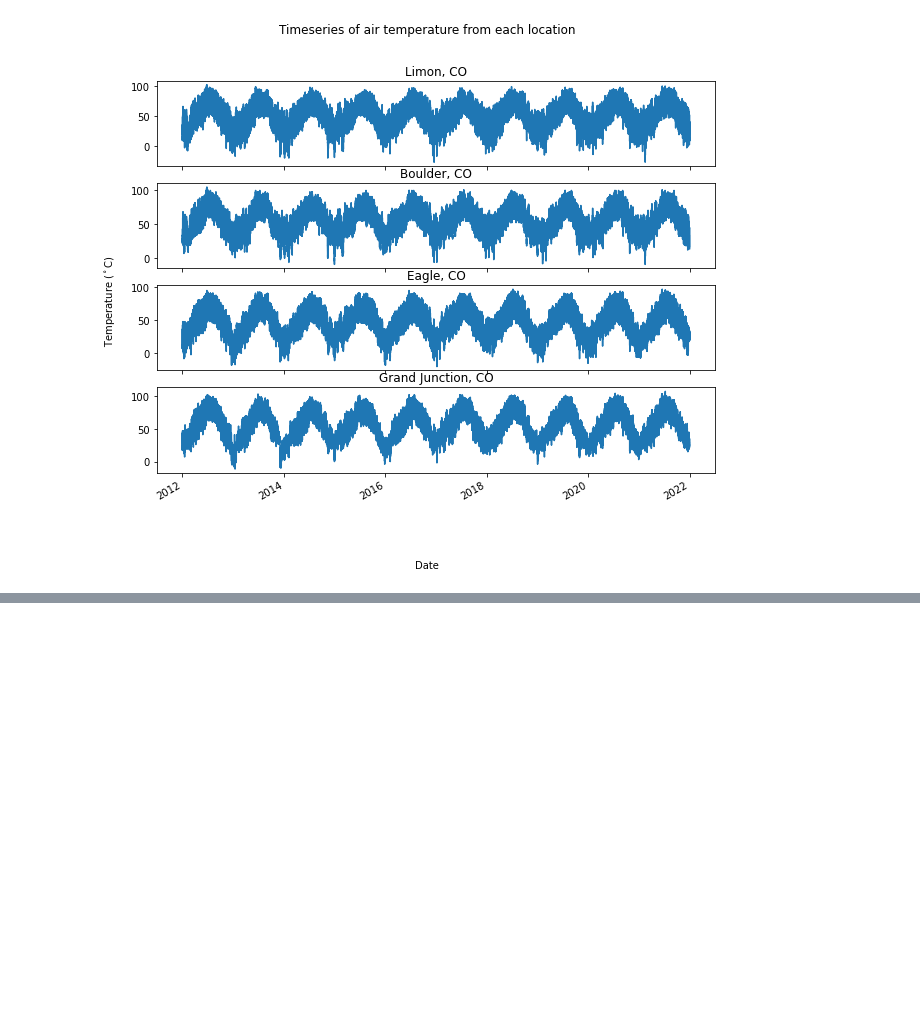
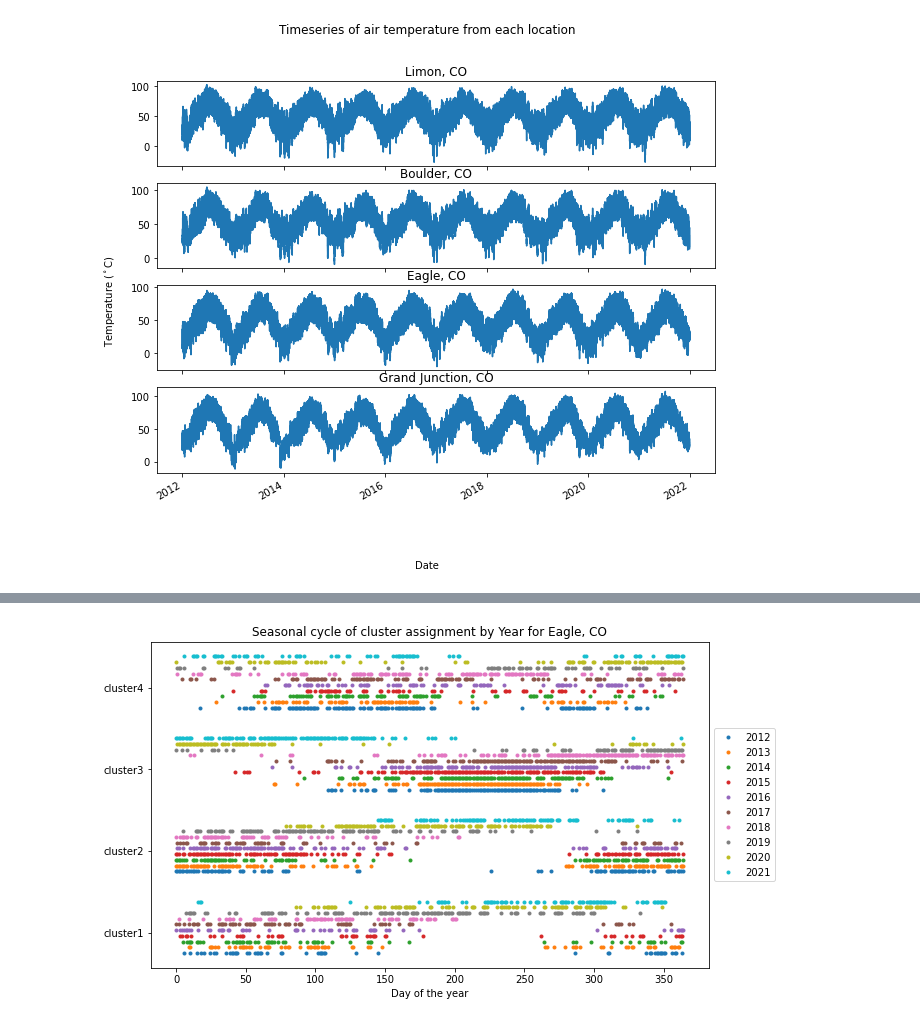
Before and after one commit to scrand23/ATOC4500-DataScience, a Jupyter notebook: Project.ipynb, the cells around one changed output, grey strips where cells are left out. Saved outputs shown, nothing was run; the diff lists cells and outputs as text; code cells hidden in the pictures; blank space fills up the shorter version.

```diff
--- a/Project.ipynb
+++ b/Project.ipynb
@@ -201,0 +207,8 @@ fig.savefig("Look_at_data.jpg")
+# %%
+eagleClusterDF = select_time(eagleDF,12)
+eagleScaled = scale_and_convert_to_numpy(eagleClusterDF,included_cols)
+NO_CLUSTERS = 4 # change this to change the number of clusters
+eagleIdx = cluster_data(NO_CLUSTERS,eagleScaled)
+seasonal_assignment_by_year(eagleIdx, "Eagle, CO")
+# %% [output]
+[figure, added]
```
Also changed, not shown: parts of 22 cells of this notebook.
